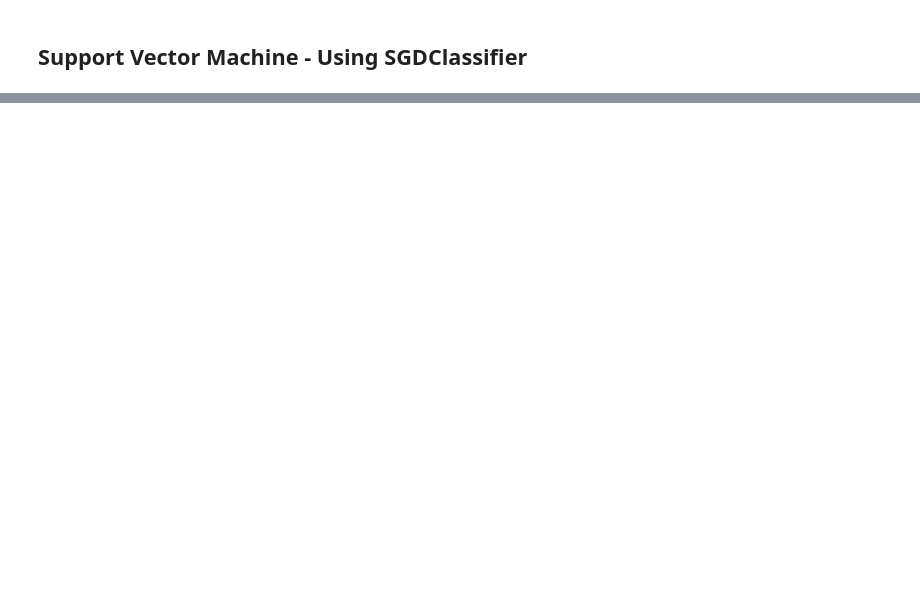
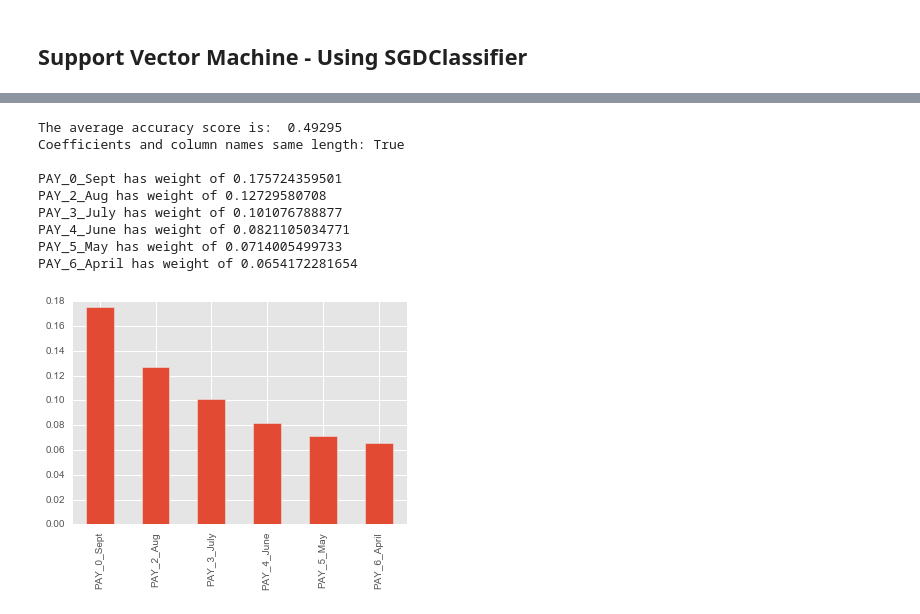
Before and after one commit to rlshuhart/MSDS7331_Mini-Lab, a Jupyter notebook: Mini Project.ipynb, the cells around one changed output, grey strips where cells are left out. Saved outputs shown, nothing was run; the diff lists cells and outputs as text; code cells hidden in the pictures; blank space fills up the shorter version.

```diff
--- a/Mini Project.ipynb
+++ b/Mini Project.ipynb
@@ -727,0 +811,11 @@ Marriage_Single has weight of -0.000575809875543
+# %%
+svg_reduced_model = [ 'PAY_0_Sept', 'PAY_2_Aug', 'PAY_3_July', 'PAY_4_June',
+       'PAY_5_May', 'PAY_6_April']
+
+cc_data_Xs_svg_reduced = cc_data_processed[svg_reduced_model].values
+
+# Column names for labeling
+cc_data_Xs_names_sr = cc_data_processed[svg_reduced_model].columns
+# %%
+sgd_coef_scaled_sr, sgd_acc_scaled_sr = full_classify(cc_data_Xs_svg_reduced, cc_data_target, cv_object,
+                                                sgd_clf.best_estimator_, scale=True)
@@ -727,0 +908,13 @@ Marriage_Single has weight of -0.000575809875543
+# %%
+analysis(sgd_coef_scaled_sr, sgd_acc_scaled_sr, cc_data_Xs_names_sr)
+# %% [output]
+The average accuracy score is:  0.49295
+Coefficients and column names same length: True
+
+PAY_0_Sept has weight of 0.175724359501
+PAY_2_Aug has weight of 0.12729580708
+PAY_3_July has weight of 0.101076788877
+PAY_4_June has weight of 0.0821105034771
+PAY_5_May has weight of 0.0714005499733
+PAY_6_April has weight of 0.0654172281654
+[figure, added]
```
Also changed, not shown: parts of 19 cells of this notebook.
